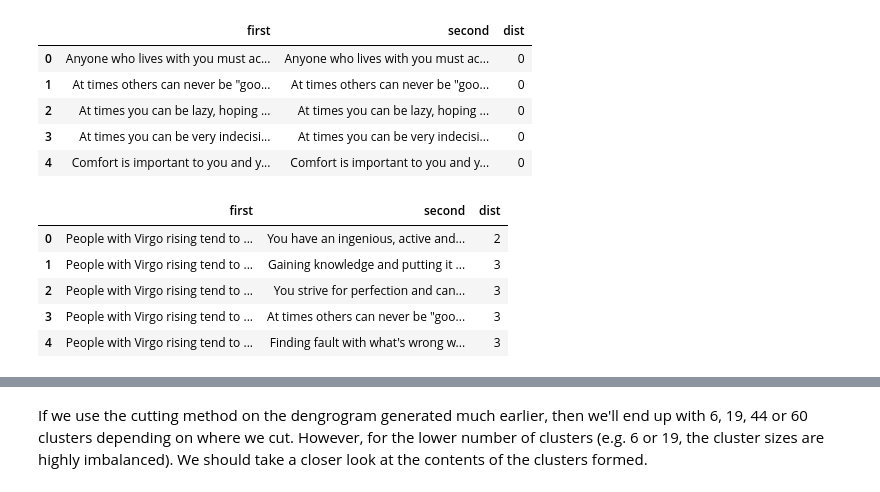
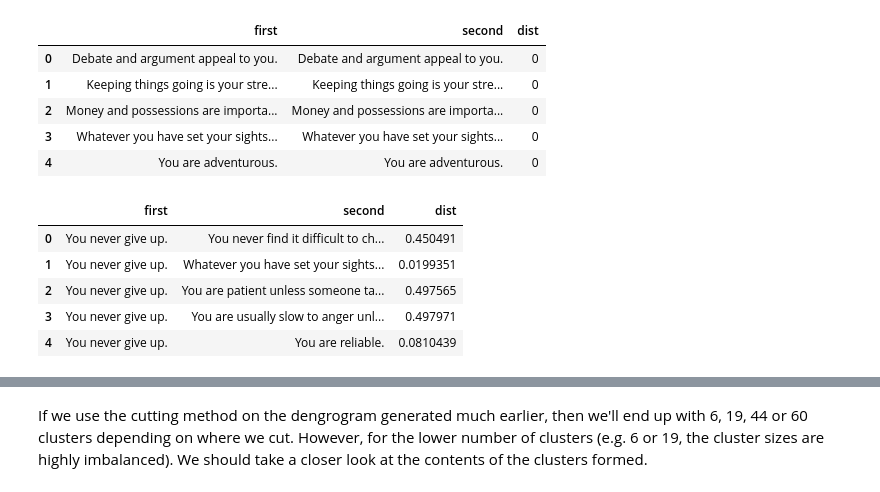
Before and after one commit to llmhyy/comments_summarization, a Jupyter notebook: src/cluster.ipynb, the cells around one changed output, grey strips where cells are left out. Cells and saved outputs as stored; diff of their text form; code cells hidden in the pictures.

```diff
--- a/src/cluster.ipynb
+++ b/src/cluster.ipynb
@@ -130,0 +61,4 @@ df_clean.describe()
+# %%
+df_clean = df_clean.drop(columns=["Unnamed: 0"])
+df_pairs = df_pairs.drop(columns=["Unnamed: 0"])
+display(df_clean.head(), df_pairs.head())
@@ -130,0 +78,2 @@ df_clean.describe()
+# %%
+df_pairs = df_pairs.assign(dist=df_clean['dist'])
@@ -134,8 +94,8 @@ df_clean.describe()
 
 # first, add the redundant pairs (two of the same sentences) to the data.
 # we need this for the pivot function to generate the correct rows and columns.
-first = np.unique(df_clean['first'].values)
-second = np.unique(df_clean['second'].values)
+first = np.unique(df_pairs['first'].values)
+second = np.unique(df_pairs['second'].values)
 combined_arr = np.concatenate((first, second))
 sentences = np.unique(combined_arr)
 print(len(sentences))
@@ -165,23 +125,23 @@ print(add_data)
 # %%
-add_df = pd.DataFrame(data=add_data, columns=df_clean.columns)
+add_df = pd.DataFrame(data=add_data, columns=df_pairs.columns)
 add_df.head()
 # %% [output]
 |  | first | second | dist |
-| 0 | Anyone who lives with you must ac... | Anyone who lives with you must ac... | 0 |
-| 1 | At times others can never be "goo... | At times others can never be "goo... | 0 |
-| 2 | At times you can be lazy, hoping ... | At times you can be lazy, hoping ... | 0 |
-| 3 | At times you can be very indecisi... | At times you can be very indecisi... | 0 |
-| 4 | Comfort is important to you and y... | Comfort is important to you and y... | 0 |
+| 0 | Debate and argument appeal to you. | Debate and argument appeal to you. | 0 |
+| 1 | Keeping things going is your stre... | Keeping things going is your stre... | 0 |
+| 2 | Money and possessions are importa... | Money and possessions are importa... | 0 |
+| 3 | Whatever you have set your sights... | Whatever you have set your sights... | 0 |
+| 4 | You are adventurous. | You are adventurous. | 0 |
 # %%
-df_clean = df_clean.append(add_df, ignore_index=True)
+df_clean = df_pairs.append(add_df, ignore_index=True)
 df_clean.head()
 # %% [output]
 |  | first | second | dist |
-| 0 | People with Virgo rising tend to ... | You have an ingenious, active and... | 2 |
-| 1 | People with Virgo rising tend to ... | Gaining knowledge and putting it ... | 3 |
-| 2 | People with Virgo rising tend to ... | You strive for perfection and can... | 3 |
-| 3 | People with Virgo rising tend to ... | At times others can never be "goo... | 3 |
-| 4 | People with Virgo rising tend to ... | Finding fault with what's wrong w... | 3 |
+| 0 | You never give up. | You never find it difficult to ch... | 0.450491 |
+| 1 | You never give up. | Whatever you have set your sights... | 0.0199351 |
+| 2 | You never give up. | You are patient unless someone ta... | 0.497565 |
+| 3 | You never give up. | You are usually slow to anger unl... | 0.497971 |
+| 4 | You never give up. | You are reliable. | 0.0810439 |
 # %%
 df_clean.describe()
 # %% [output]
```
Also changed, not shown: parts of 59 cells of this notebook.
